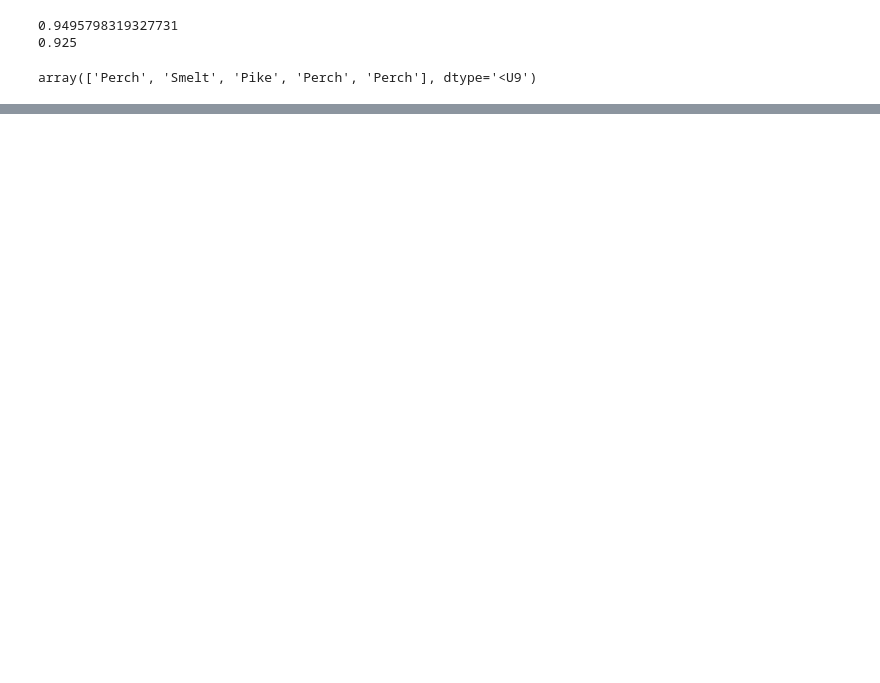
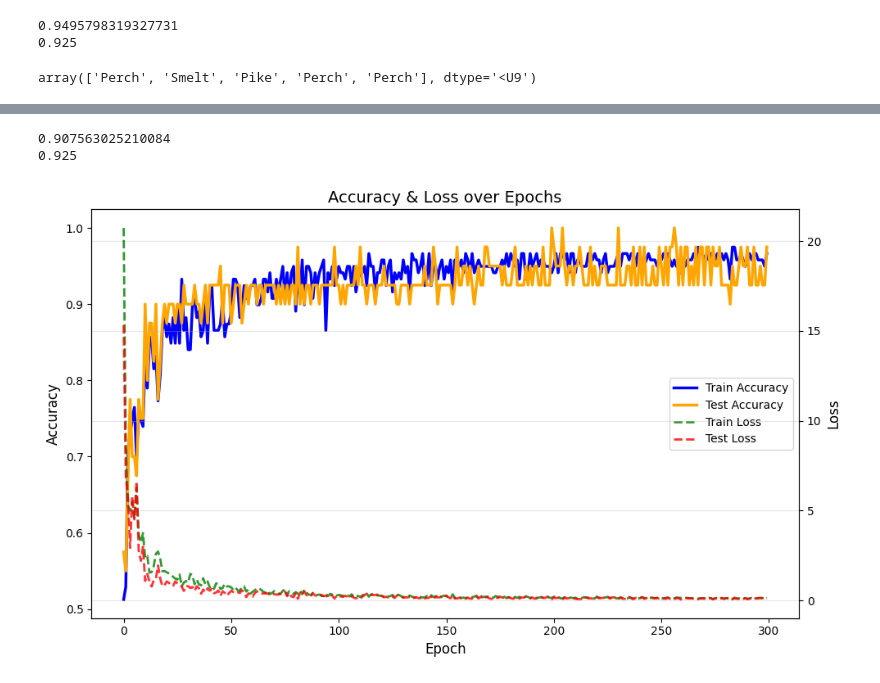
Before and after one commit to Geonus99/AI_26, a Jupyter notebook: 04_02_확률적경사하강법.ipynb, the cells around one changed output, grey strips where cells are left out. Drawn from its saved outputs; the diff is of its cells as text; code cells hidden in the pictures; blank space fills up the shorter version.

```diff
--- a/04_02_확률적경사하강법.ipynb
+++ b/04_02_확률적경사하강법.ipynb
@@ -368,0 +382,14 @@ array(['Perch', 'Smelt', 'Pike', 'Perch', 'Perch'], dtype='<U9')
+# %%
+sc_hinge.partial_fit(train_scaled, train_target)
+print(sc_hinge.score(train_scaled, train_target))
+print(sc_hinge.score(test_scaled, test_target))
+# 확률적 경사 하강법의 확률적 특성으로 이 알고리즘은 무작위성을 가지고 있음
+# partial_fit은 이미 최적점에 도달한 모델에게 한번 더 학습하자는것이기에 가중치가
+# 미세하게 조절될수 있음
+
+# sc_hinge.fit(train_scaled, train_target) 결과는 94, 92 였는데
+# sc_hinge.partial_fit(train_scaled, train_target) 결과는 90, 92로
+# 훈련데이터에 집착하던 성질(과대적합 경향)이 조금 풀렸다 볼수있음
+# %% [output]
+0.907563025210084
+0.925
@@ -368,0 +430,51 @@ array(['Perch', 'Smelt', 'Pike', 'Perch', 'Perch'], dtype='<U9')
+# %%
+# 정확도와 손시른 단위가 다르기에 축을 2개 사용
+fig, ax1 = plt.subplots(figsize=(10,6)) # 가로 세로 10,6인치 크기 도화지(fig)와 왼쪽 축 ax1생성
+
+# Accuracy (왼쪽 축)
+ax1.plot(train_score,
+         color='blue',
+         linewidth=2.5,
+         label='Train Accuracy')
+
+ax1.plot(test_score,
+         color='orange',
+         linewidth=2.5,
+         label='Test Accuracy')
+
+ax1.set_xlabel('Epoch', fontsize=12)
+ax1.set_ylabel('Accuracy', fontsize=12)
+ax1.tick_params(axis='y') # y축의 눈금 스타일을 기본값으로 지정
+
+# Loss (오른쪽 축)
+ax2 = ax1.twinx() # ax1의 x축을 공유하면서 y축만 오른쪽에 새로 하나 더 만듬(twin)
+
+ax2.plot(train_loss,
+         color='green',
+         linestyle='--', # 점선으로
+         linewidth=2,
+         alpha=0.8, # 투명도
+         label='Train Loss')
+
+ax2.plot(test_loss,
+         color='red',
+         linestyle='--',
+         linewidth=2,
+         alpha=0.8,
+         label='Test Loss')
+
+ax2.set_ylabel('Loss', fontsize=12) # 오른쪽 ylabel을 Loss
+
+# 범례 합치기
+lines1, labels1 = ax1.get_legend_handles_labels()
+lines2, labels2 = ax2.get_legend_handles_labels()
+# 왼쪽 축과 오른쪽 축에 그려진 선과 이름표(레이블) 정보를 각각 가져옵니다.
+ax1.legend(lines1 + lines2, labels1 + labels2, loc='center right')
+# 두 축의 이름표를 하나로 합쳐서 오른쪽 중간(center right)에 하나의 범례로 표시합니다.
+
+plt.title('Accuracy & Loss over Epochs', fontsize=14)
+plt.grid(alpha=0.3)
+plt.tight_layout() # 그래프 요소들이 겹치지 않게 배치한 뒤 , 출력
+plt.show()
+# %% [output]
+[figure, added]
```
Also changed, not shown: parts of 11 cells of this notebook.
